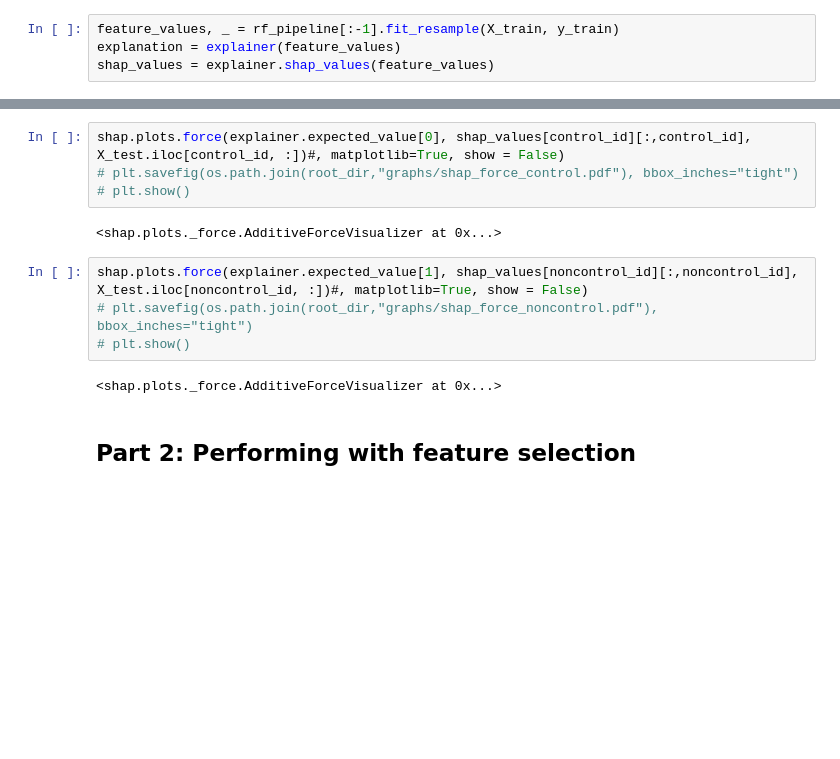
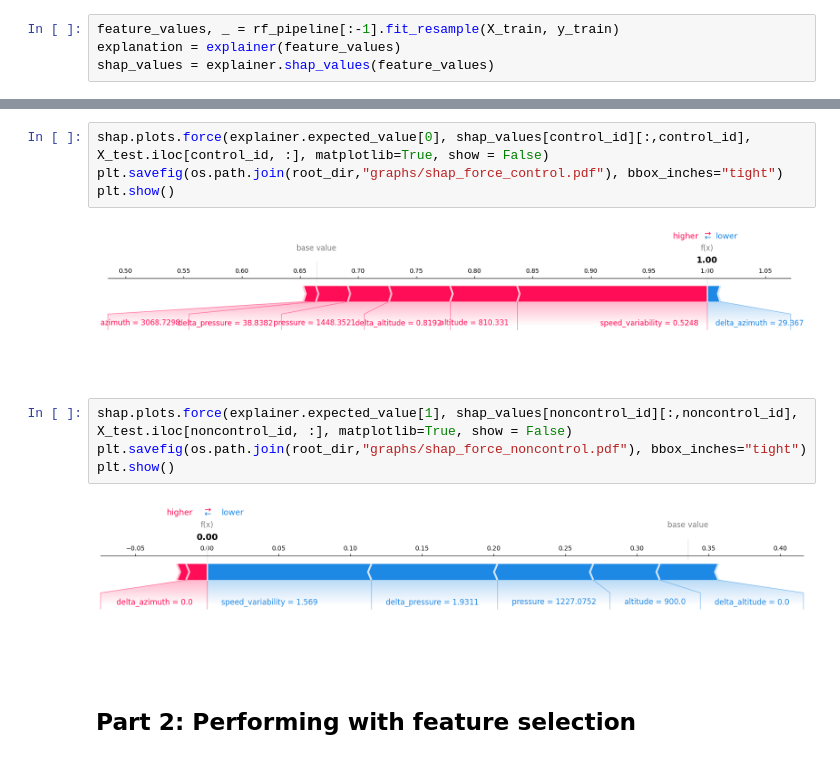
Before and after one commit to JWL16038/DATA471-Individual-Project, a Jupyter notebook: notebooks/spirals_modelling.ipynb, the cells around one changed output, grey strips where cells are left out. Cells and saved outputs as stored; diff of their text form; blank space fills up the shorter version.

```diff
--- a/notebooks/spirals_modelling.ipynb
+++ b/notebooks/spirals_modelling.ipynb
@@ -342,17 +346,17 @@ shap.plots.waterfall(explanation[noncontrol_id,:,noncontrol_id])
 # %% [output]
 [figure]
 # %%
-shap.plots.force(explainer.expected_value[0], shap_values[control_id][:,control_id], X_test.iloc[control_id, :])#, matplotlib=True, show = False)
-# plt.savefig(os.path.join(root_dir,"graphs/shap_force_control.pdf"), bbox_inches="tight")
-# plt.show()
+shap.plots.force(explainer.expected_value[0], shap_values[control_id][:,control_id], X_test.iloc[control_id, :], matplotlib=True, show = False)
+plt.savefig(os.path.join(root_dir,"graphs/shap_force_control.pdf"), bbox_inches="tight")
+plt.show()
 # %% [output]
-<shap.plots._force.AdditiveForceVisualizer at 0x...>
+[figure, added]
 # %%
-shap.plots.force(explainer.expected_value[1], shap_values[noncontrol_id][:,noncontrol_id], X_test.iloc[noncontrol_id, :])#, matplotlib=True, show = False)
-# plt.savefig(os.path.join(root_dir,"graphs/shap_force_noncontrol.pdf"), bbox_inches="tight")
-# plt.show()
+shap.plots.force(explainer.expected_value[1], shap_values[noncontrol_id][:,noncontrol_id], X_test.iloc[noncontrol_id, :], matplotlib=True, show = False)
+plt.savefig(os.path.join(root_dir,"graphs/shap_force_noncontrol.pdf"), bbox_inches="tight")
+plt.show()
 # %% [output]
-<shap.plots._force.AdditiveForceVisualizer at 0x...>
+[figure, added]
 # %% [markdown]
 ## Part 2: Performing with feature selection
 # %%
```
Also changed, not shown: parts of 11 cells of this notebook.
